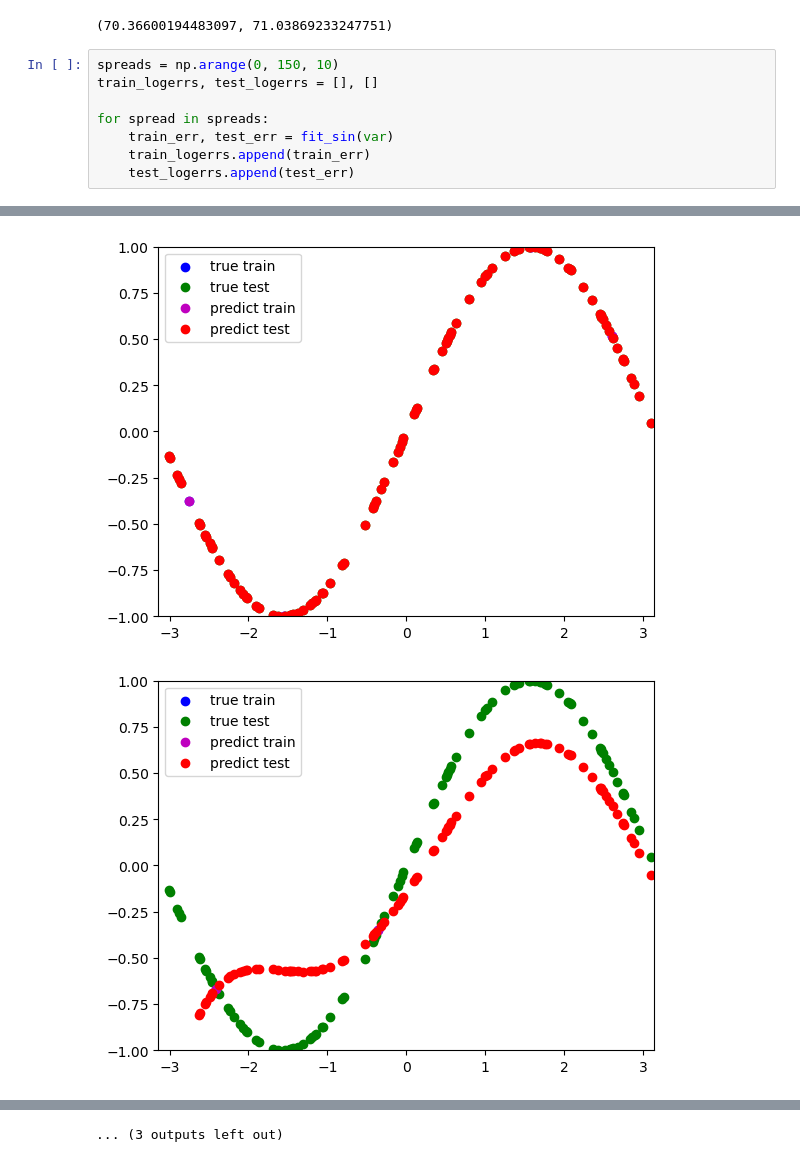
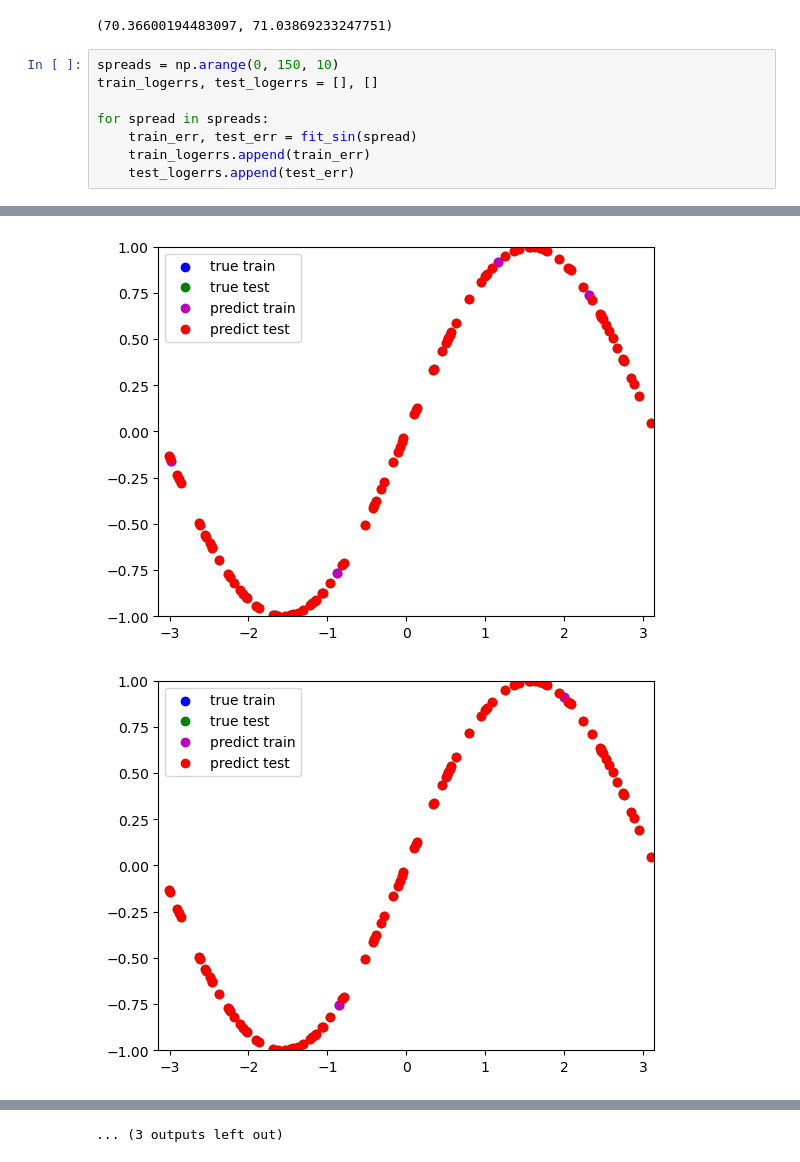
Before and after one commit to pao214/cs760_hw2, a Jupyter notebook: code/hw2.ipynb, the cells around one changed output, grey strips where cells are left out. Cells and saved outputs as stored; diff of their text form.

```diff
--- a/code/hw2.ipynb
+++ b/code/hw2.ipynb
@@ -607,7 +606,7 @@ spreads = np.arange(0, 150, 10)
 train_logerrs, test_logerrs = [], []
 
 for spread in spreads:
-    train_err, test_err = fit_sin(var)
+    train_err, test_err = fit_sin(spread)
     train_logerrs.append(train_err)
     test_logerrs.append(test_err)
 # %% [output]
@@ -622,2 +621,2 @@ for spread in spreads:
-[figure, old version]
+[figure, new version]
-[figure, old version]
+[figure, new version]
```
Also changed, not shown: parts of 4 cells of this notebook.
